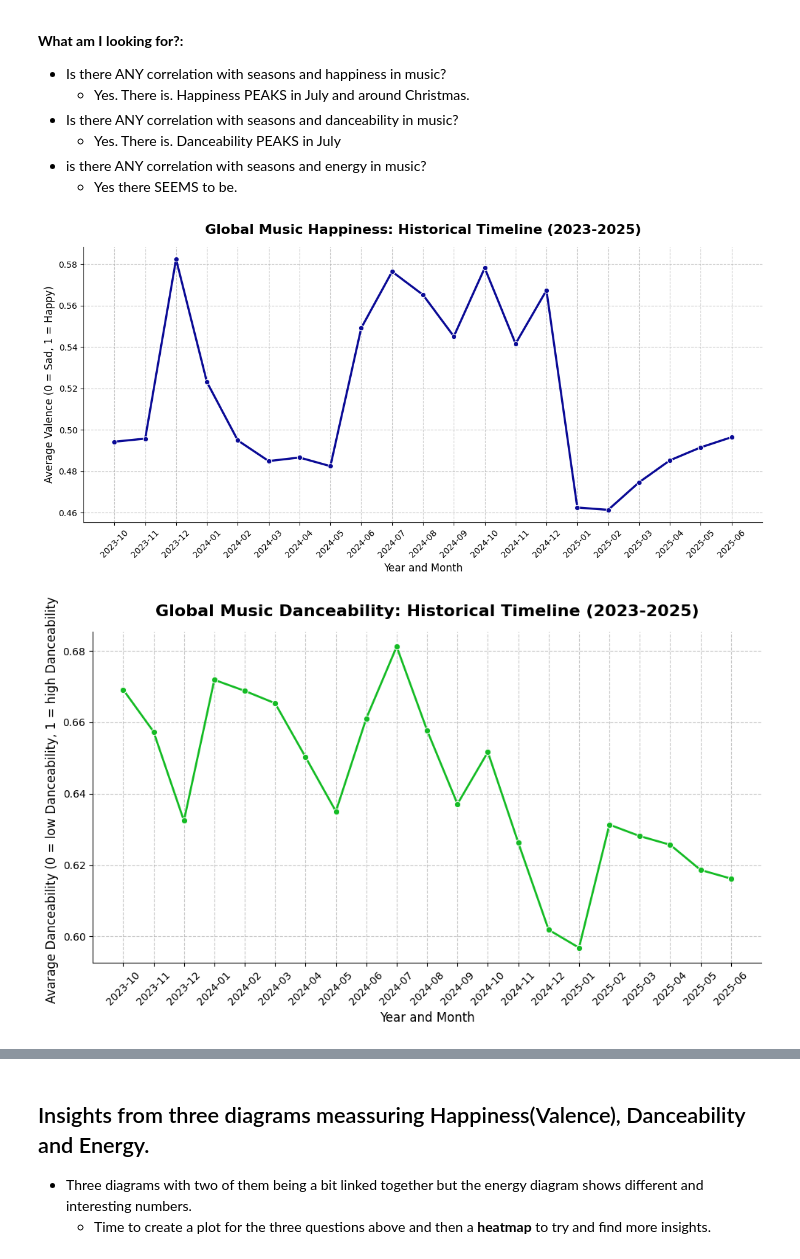
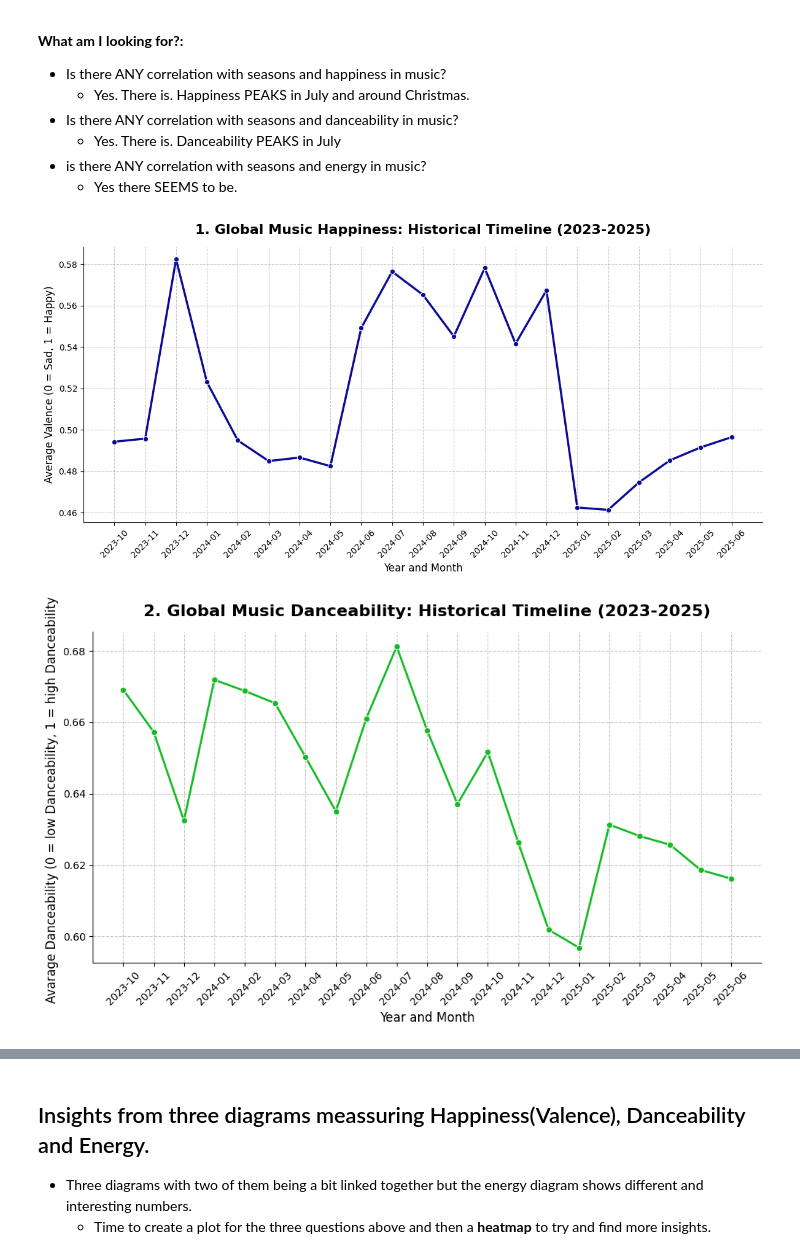
Before and after one commit to JohnnyHyytiainen/DEUX2025_music_project, a Jupyter notebook: notebooks/eda_global_johnny.ipynb, the cells around one changed output, grey strips where cells are left out. Saved outputs shown, nothing was run; the diff lists cells and outputs as text; code cells hidden in the pictures.

```diff
--- a/notebooks/eda_global_johnny.ipynb
+++ b/notebooks/eda_global_johnny.ipynb
@@ -156,7 +114,7 @@ sns.lineplot(
 )
 
 # Data storytelling
-ax.set_title('Global Music Happiness: Historical Timeline (2023-2025)', fontsize=16, fontweight='bold', pad=15)
+ax.set_title('1. Global Music Happiness: Historical Timeline (2023-2025)', fontsize=16, fontweight='bold', pad=15)
 ax.set_xlabel('Year and Month', fontsize=12)
 ax.set_ylabel('Average Valence (0 = Sad, 1 = Happy)', fontsize=12)
 
@@ -171,7 +129,7 @@ ax.spines['right'].set_visible(False)
 plt.tight_layout()
 plt.show()
 # %% [output]
-[figure, old version]
+[figure, new version]
 # %%
 # Filtrerar ut endast den globala datan för att inte bli helt förvirrad av alla länder
 df_global = df[df["country"] == "Global"]
@@ -181,35 +139,35 @@ monthly_danceability = df_global.groupby("year_month")["danceability"].mean().re
 # ===== PLOTTING =====
 # OOP-way av att plotta istället
 fix, ax = plt.subplots(figsize=(10, 6))
 
 # Lineplot
 sns.lineplot(
     data=monthly_danceability,
     x="year_month",
     y="danceability",
     marker="o",
     color="#14BB24",
     ax=ax,
     linewidth=2,
 )
 
 
 # Data storytelling: Rensar bort onödigt skräp och gör allting tydligare
-ax.set_title('Global Music Danceability: Historical Timeline (2023-2025)', fontsize=16, fontweight='bold', pad=15)
+ax.set_title('2. Global Music Danceability: Historical Timeline (2023-2025)', fontsize=16, fontweight='bold', pad=15)
 ax.set_xlabel('Year and Month', fontsize=12)
 ax.set_ylabel('Avarage Danceability (0 = low Danceability, 1 = high Danceability)', fontsize=12)
 # VIKTIGT: Eftersom att det är många månader nu, roterar jag texten på X-axeln så den går att läsa
 plt.xticks(rotation=45)
 
 # Bort med spines och på med grid
 ax.grid(True, linestyle='--', alpha=0.7) # Gjorde gridden lite snyggare
 ax.spines['top'].set_visible(False)
 ax.spines['right'].set_visible(False)
 
 plt.tight_layout()
 plt.show()
 # %% [output]
-[figure, old version]
+[figure, new version]
 # %%
 # Filtrerar ut endast den globala datan för att inte bli helt förvirrad av alla länder
 df_global = df[df["country"] == "Global"]
```
Also changed, not shown: parts of 6 cells of this notebook, 16 other files.
